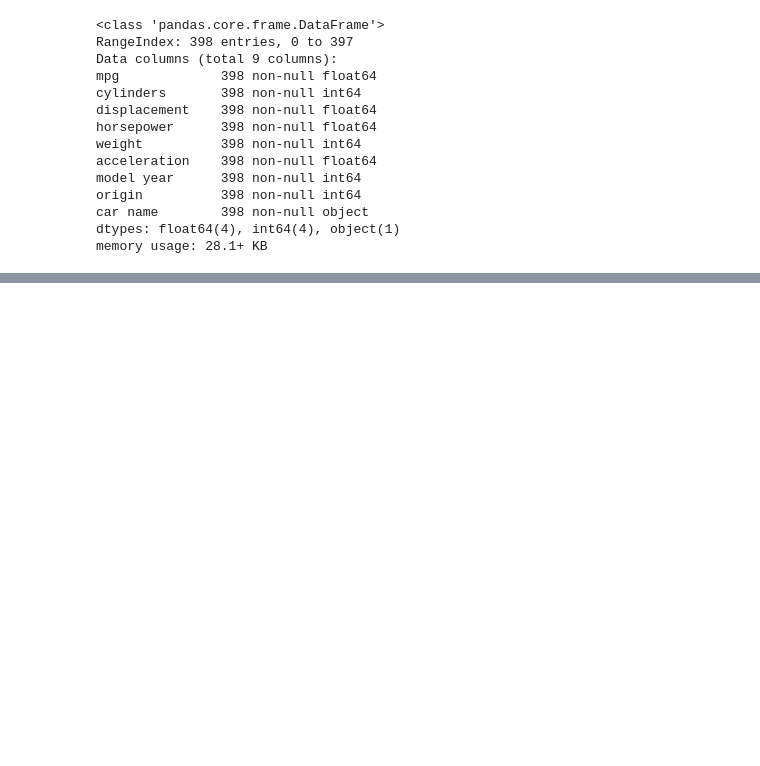
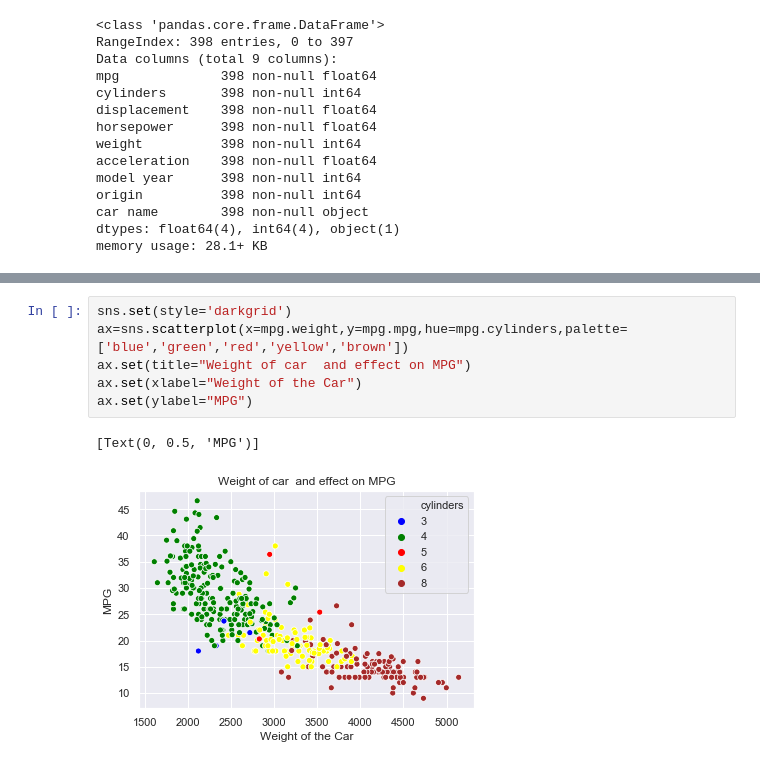
Before and after one commit to abdosabaa7/cat, a Jupyter notebook: mpg.ipynb, the cells around one changed output, grey strips where cells are left out. Cells and saved outputs as stored; diff of their text form; blank space fills up the shorter version.

```diff
--- a/mpg.ipynb
+++ b/mpg.ipynb
@@ -116,0 +178,9 @@ mpg.loc[(mpg['weight']<2000) & (mpg['mpg']>35) & (mpg['cylinders']>=4) ,['car na
+# %%
+sns.set(style='darkgrid')
+ax=sns.scatterplot(x=mpg.weight,y=mpg.mpg,hue=mpg.cylinders,palette=['blue','green','red','yellow','brown'])
+ax.set(title="Weight of car  and effect on MPG")
+ax.set(xlabel="Weight of the Car")
+ax.set(ylabel="MPG")
+# %% [output]
+[Text(0, 0.5, 'MPG')]
+[figure, added]
```
Also changed, not shown: parts of 17 cells of this notebook.
